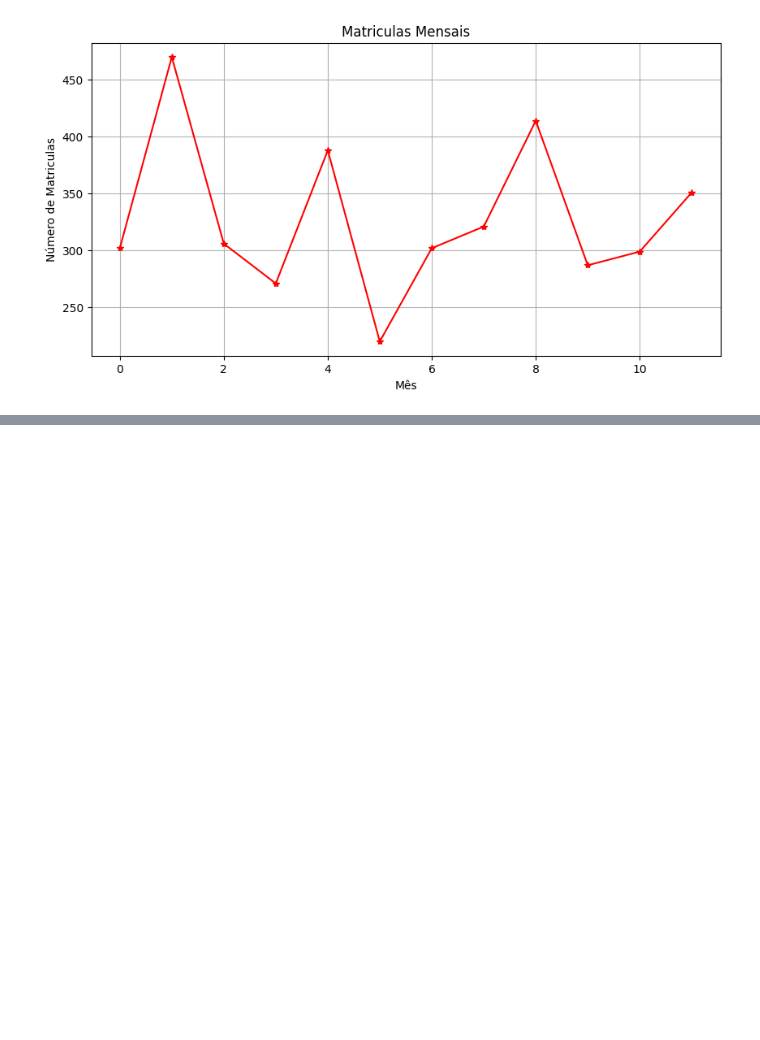
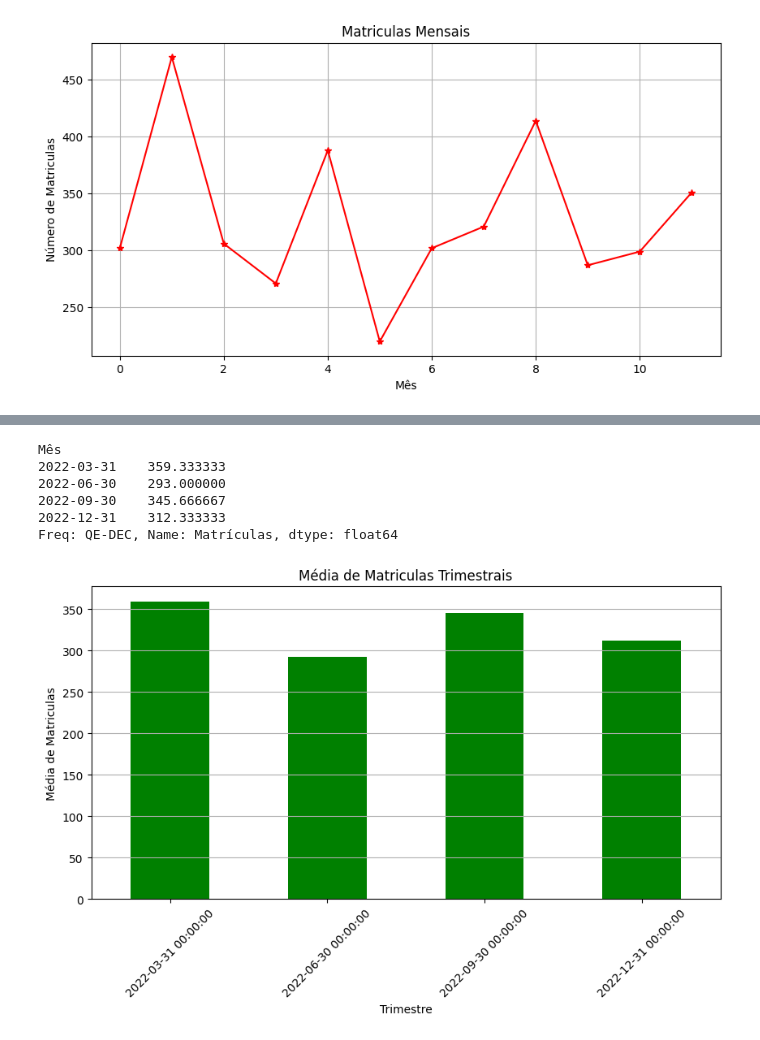
Before and after one commit to GabrDeme/2025-1S-1CD, a Jupyter notebook: 2025-1S-1CD/Sprint2/0404/analise.ipynb, the cells around one changed output, grey strips where cells are left out. Drawn from its saved outputs; the diff is of its cells as text; code cells hidden in the pictures; blank space fills up the shorter version.

```diff
--- a/2025-1S-1CD/Sprint2/0404/analise.ipynb
+++ b/2025-1S-1CD/Sprint2/0404/analise.ipynb
@@ -36,0 +64,30 @@ plt.show()
+# %%
+# Calcular a média das matrículas por trimestre
+
+# Passo 1. Converter a coluna para datetime
+df['Mês'] = pd.to_datetime(df['Mês'])
+
+# Passo 2. Definir a coluna de datas como índice
+df.set_index(df['Mês'], inplace=True)
+
+# Passo 3. Calcular a media trimestral
+media_trimestral = df['Matrículas'].resample('QE').mean()
+print(media_trimestral)
+# %% [output]
+Mês
+2022-03-31    359.333333
+2022-06-30    293.000000
+2022-09-30    345.666667
+2022-12-31    312.333333
+Freq: QE-DEC, Name: Matrículas, dtype: float64
+# %%
+plt.figure(figsize=(10, 5))
+media_trimestral.plot(kind='bar', color='green')
+plt.title('Média de Matriculas Trimestrais')
+plt.xlabel('Trimestre')
+plt.ylabel('Média de Matriculas')
+plt.xticks(rotation=45)
+plt.grid(axis='y')
+plt.show()
+# %% [output]
+[figure, added]
```
Also changed, not shown: parts of 10 cells of this notebook.
